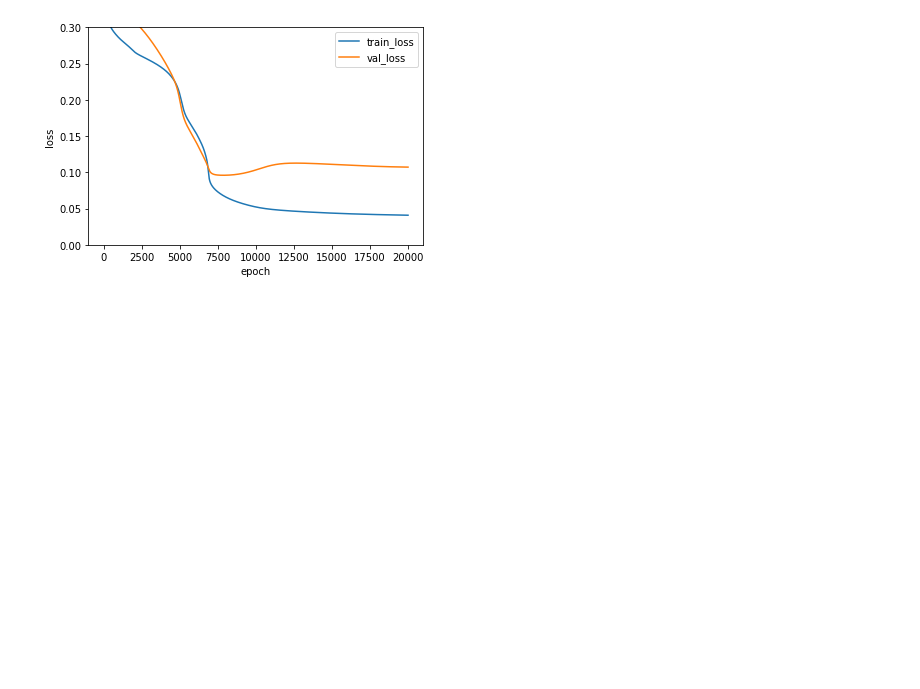
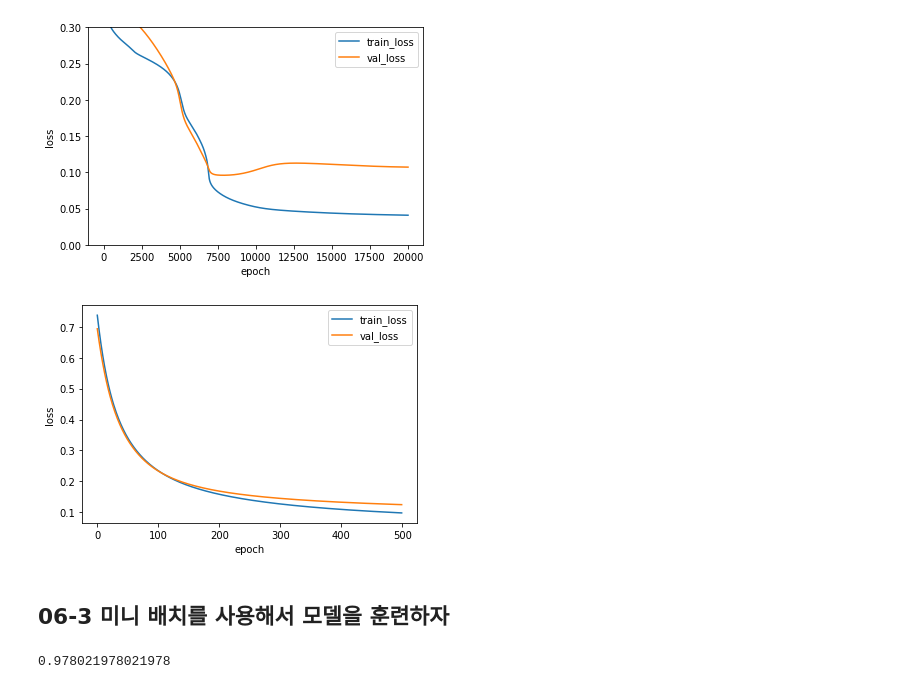
Before and after one commit to kxxxda/DoItDeepLearning, a Jupyter notebook: ch06.ipynb, the cells around one changed output. Saved outputs shown, nothing was run; the diff lists cells and outputs as text; code cells hidden in the pictures; blank space fills up the shorter version.

Commit message:
minibatch / MLPClassifier

```diff
--- a/ch06.ipynb
+++ b/ch06.ipynb
@@ -252,3 +252,35 @@ plt.legend(['train_loss', 'val_loss'])
 plt.show()
 # %% [output]
 [figure]
+# %%
+# 가중치 초기화 개선하기
+# DualLayer 클래스를 상속한 RandomInitNetwork 클래스를 만들고
+# 가중치를 초기화하는 init_weights( ) 만 수정하면 된다.
+
+class RandomInitNetwork(DualLayer):
+
+    def init_weights(self, n_features):
+        np.random.seed(42)
+        self.w1 = np.random.normal(0, 1,
+                                    (n_features, self.units))  # 특성의 개수, 은닉층의 크기
+        self.b1 = np.zeros(self.units)  # 은닉층의 크기
+        self.w2 = np.random.normal(0, 1,
+                                    (self.units, 1))  # (은닉층의 크기, 1)
+        self.b2 = 0
+
+# .normal()함수의 매개변수는 순서대로 평균, 표준편차, 배열 크기
+# %%
+random_init_net = RandomInitNetwork(l2 = 0.01)
+random_init_net.fit(x_train_scaled, y_train,
+                    x_val = x_val_scaled, y_val = y_val, epochs = 500)
+# %%
+plt.plot(random_init_net.losses)
+plt.plot(random_init_net.val_losses)
+plt.ylabel('loss')
+plt.xlabel('epoch')
+plt.legend(['train_loss', 'val_loss'])
+plt.show()
+# %% [output]
+[figure, added]
+# %% [markdown]
+## 06-3 미니 배치를 사용해서 모델을 훈련하자
@@ -254,0 +328,7 @@ plt.show()
+# %%
+minibatch_net = MinibatchNetwork(l2 = 0.01, batch_size = 32)
+minibatch_net.fit(x_train_scaled, y_train,
+                x_val = x_val_scaled, y_val = y_val, epochs = 500)
+minibatch_net.score(x_val_scaled, y_val)
+# %% [output]
+0.978021978021978
```
Also changed, not shown: parts of 6 cells of this notebook.
